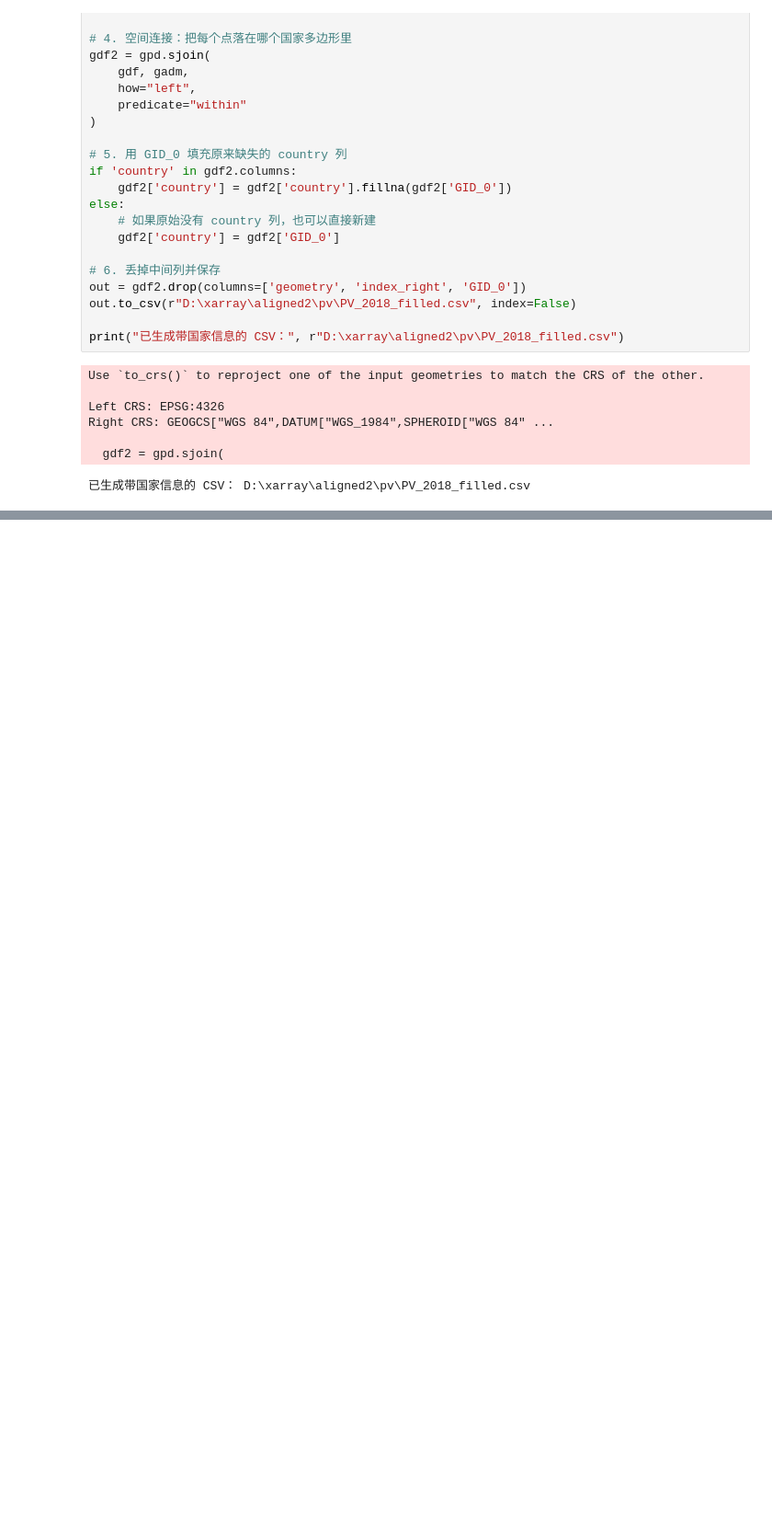
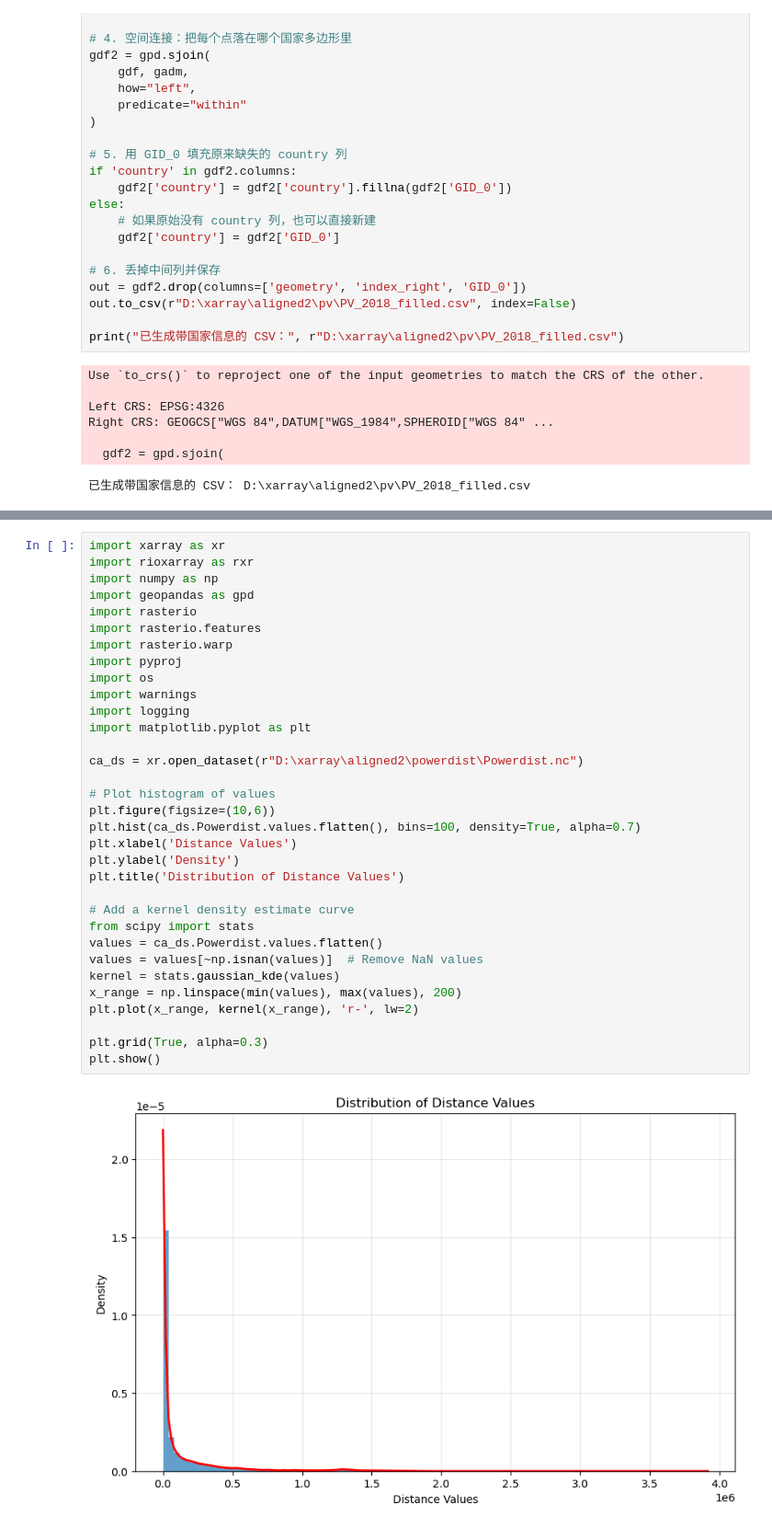
Before and after one commit to px39n/Landuse_Zhong, a Jupyter notebook: raster_process.ipynb, the cells around one changed output, grey strips where cells are left out. Shown at 92% size. Cells and saved outputs as stored; diff of their text form; blank space fills up the shorter version.

```diff
--- a/raster_process.ipynb
+++ b/raster_process.ipynb
@@ -1489,0 +1879,35 @@ Right CRS: GEOGCS["WGS 84",DATUM["WGS_1984",SPHEROID["WGS 84" ...
+# %%
+import xarray as xr
+import rioxarray as rxr
+import numpy as np
+import geopandas as gpd
+import rasterio
+import rasterio.features
+import rasterio.warp
+import pyproj
+import os
+import warnings
+import logging
+import matplotlib.pyplot as plt
+
+ca_ds = xr.open_dataset(r"D:\xarray\aligned2\powerdist\Powerdist.nc")
+
+# Plot histogram of values
+plt.figure(figsize=(10,6))
+plt.hist(ca_ds.Powerdist.values.flatten(), bins=100, density=True, alpha=0.7)
+plt.xlabel('Distance Values')
+plt.ylabel('Density')
+plt.title('Distribution of Distance Values')
+
+# Add a kernel density estimate curve
+from scipy import stats
+values = ca_ds.Powerdist.values.flatten()
+values = values[~np.isnan(values)]  # Remove NaN values
+kernel = stats.gaussian_kde(values)
+x_range = np.linspace(min(values), max(values), 200)
+plt.plot(x_range, kernel(x_range), 'r-', lw=2)
+
+plt.grid(True, alpha=0.3)
+plt.show()
+# %% [output]
+[figure, added]
```
Also changed, not shown: parts of 20 cells of this notebook, 30 other files.
